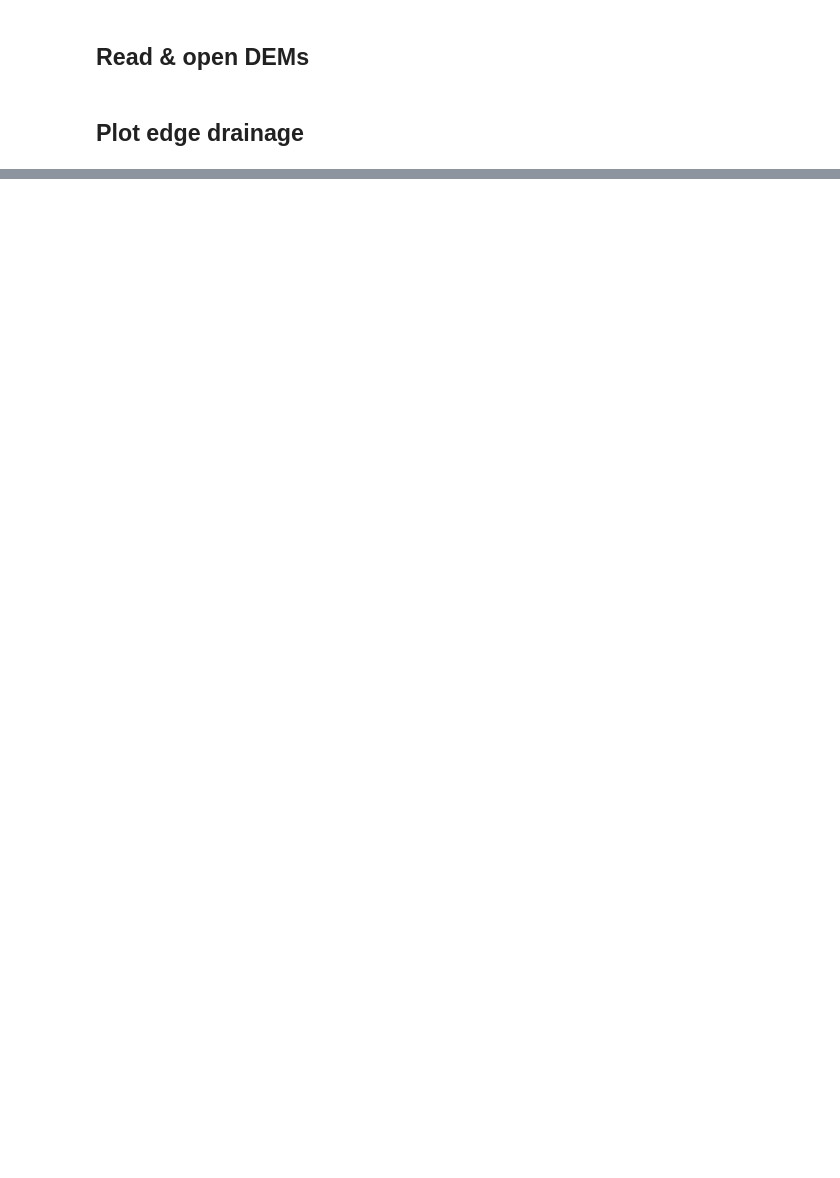
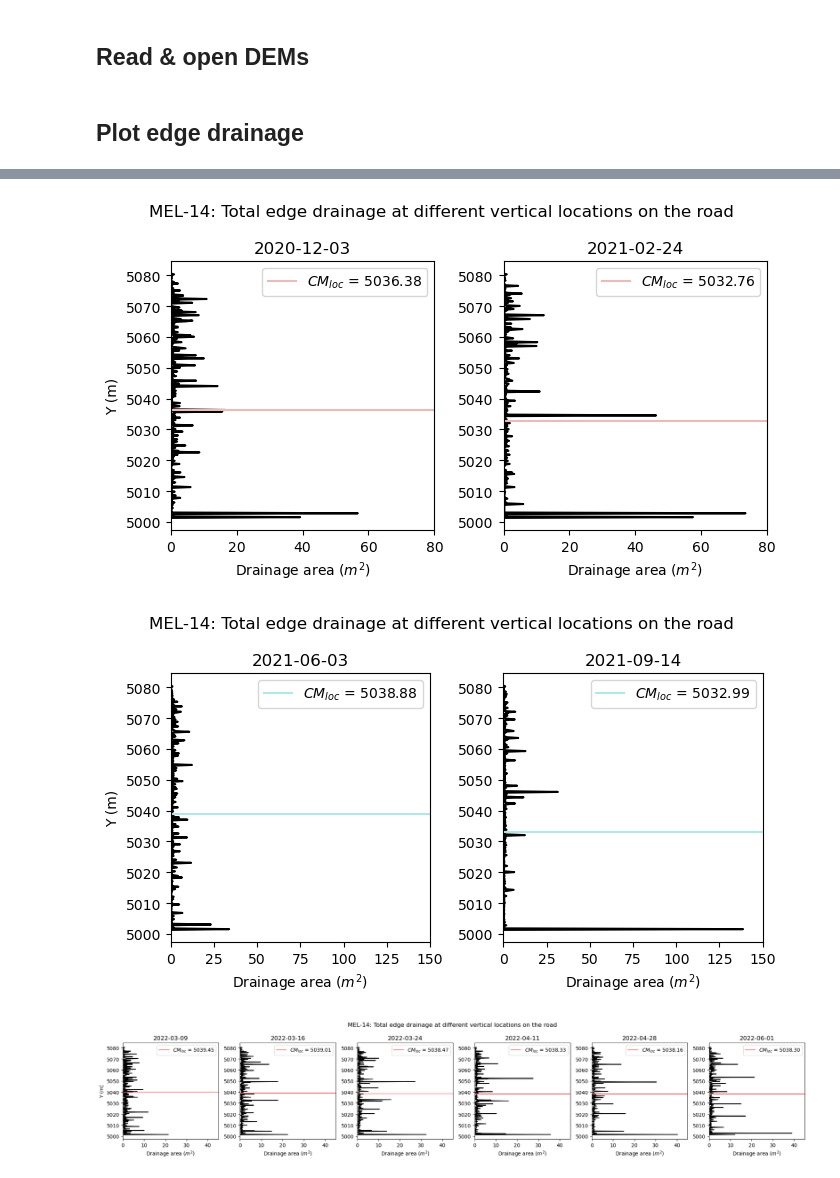
Before and after one commit to amanaster2/micro_diff, a Jupyter notebook: notebooks/flow_pathway_analysis.ipynb, the cells around one changed output, grey strips where cells are left out. Cells and saved outputs as stored; diff of their text form; code cells hidden in the pictures; blank space fills up the shorter version.

```diff
--- a/notebooks/flow_pathway_analysis.ipynb
+++ b/notebooks/flow_pathway_analysis.ipynb
@@ -455,3 +550,44 @@ cm_wa_m14_wsyr2 = np.zeros(len(m14_wsyr2_dem_files))
 for i in range(len(m14_wsyr2_dem_files)):
     cm_norm_m14_wsyr2[i] = np.sum(m14_wsyr2[i]['y']*np.sum(~np.isnan(m14_wsyr2[i]), axis =1))/np.sum(~np.isnan(m14_wsyr2[i]))
     cm_wa_m14_wsyr2[i] = np.sum(m14_wsyr2[i]['y']*np.sum(m14_wsyr2[i], axis=1))/np.sum(m14_wsyr2[i])
+# %%
+#WSYR1
+fig0, ax = plt.subplots(1, 2, figsize=(7,4), layout='tight')
+fig0.suptitle('MEL-14: Total edge drainage at different vertical locations on the road', x=0.5)
+for i in range(len(m14_wsyr1_dem_files)):
+    ax[i].plot(np.sum(m14_wsyr1[i], axis=1), m14_wsyr1[i]['y'], color='k')
+    ax[i].plot([0,85], [cm_wa_m14_wsyr1[i],cm_wa_m14_wsyr1[i]], color='#ECBAB8',label='$CM_{loc}$ = %0.2f' %cm_wa_m14_wsyr1[i])
+    ax[i].set_title('%s' %date_m14_wsyr1[i], fontsize=12)
+    ax[0].set_ylabel('Y (m)')
+    ax[i].set_xlim(0,80)
+    ax[i].set_xlabel('Drainage area ($m^2$)')
+    ax[i].legend()
+
+
+#DSYR1
+fig0, ax = plt.subplots(1, 2, figsize=(7,4), layout='tight')
+fig0.suptitle('MEL-14: Total edge drainage at different vertical locations on the road', x=0.5)
+for i in range(len(m14_dsyr1_dem_files)):
+    ax[i].plot(np.sum(m14_dsyr1[i], axis=1), m14_dsyr1[i]['y'], color='k')
+    ax[i].plot([0,155], [cm_wa_m14_dsyr1[i],cm_wa_m14_dsyr1[i]], color='#AFE8E7',label='$CM_{loc}$ = %0.2f' %cm_wa_m14_dsyr1[i])
+    ax[i].set_title('%s' %date_m14_dsyr1[i], fontsize=12)
+    ax[0].set_ylabel('Y (m)')
+    ax[i].set_xlim(0,150)
+    ax[i].set_xlabel('Drainage area ($m^2$)')
+    ax[i].legend()
+
+#WSYR2
+fig0, ax = plt.subplots(1, 6, figsize=(20,4), layout='tight')
+fig0.suptitle('MEL-14: Total edge drainage at different vertical locations on the road', x=0.5)
+for i in range(len(m14_wsyr2_dem_files)):
+    ax[i].plot(np.sum(m14_wsyr2[i], axis=1), m14_wsyr2[i]['y'], color='k')
+    ax[i].plot([0,50], [cm_wa_m14_wsyr2[i],cm_wa_m14_wsyr2[i]], color='#ED7275', label='$CM_{loc}$ = %0.2f' %cm_wa_m14_wsyr2[i])
+    ax[i].set_title('%s' %date_m14_wsyr2[i], fontsize=12)
+    ax[0].set_ylabel('Y (m)')
+    ax[i].set_xlim(0,45)
+    ax[i].set_xlabel('Drainage area ($m^2$)')
+    ax[i].legend()
+# %% [output]
+[figure, new version]
+[figure, new version]
+[figure, new version]
```
Also changed, not shown: parts of 29 cells of this notebook.
